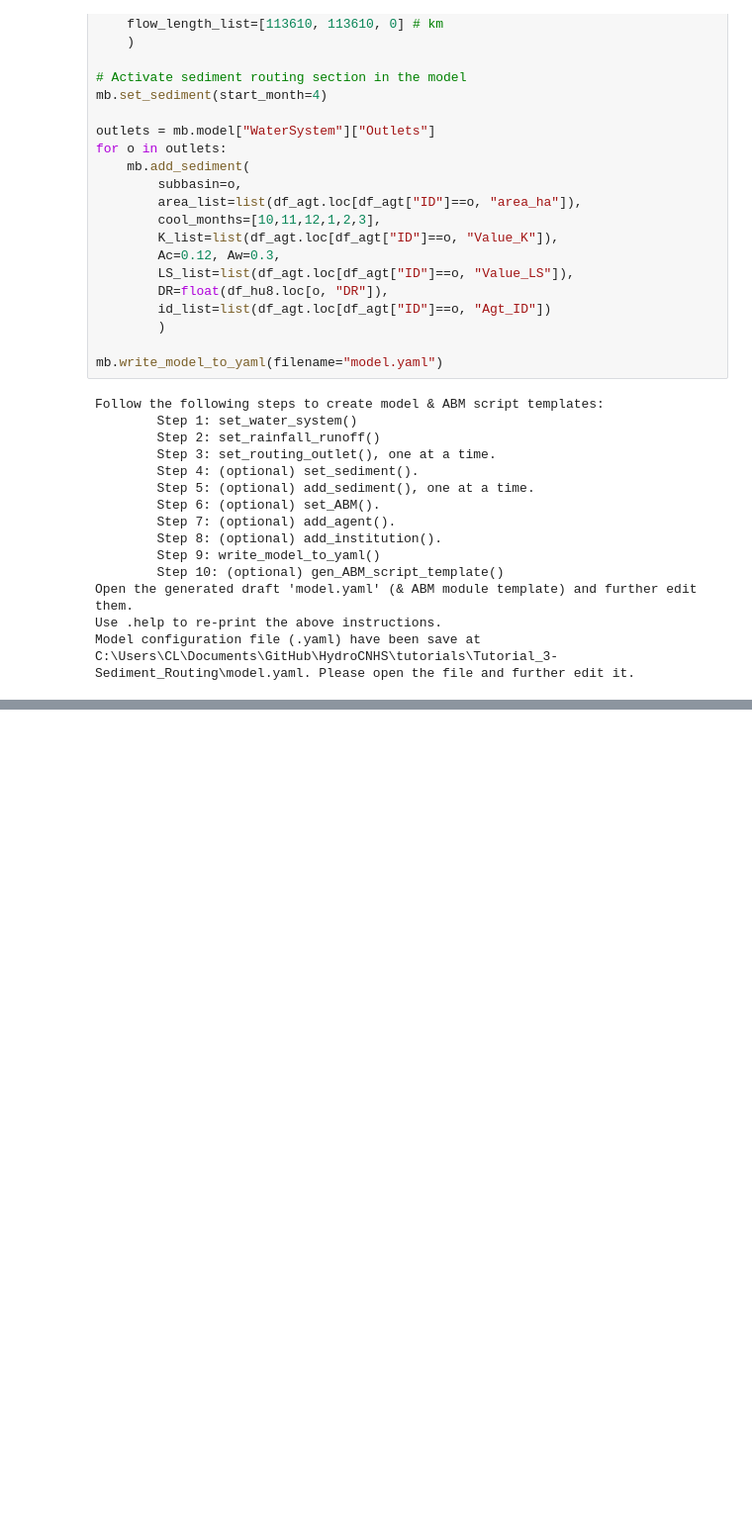
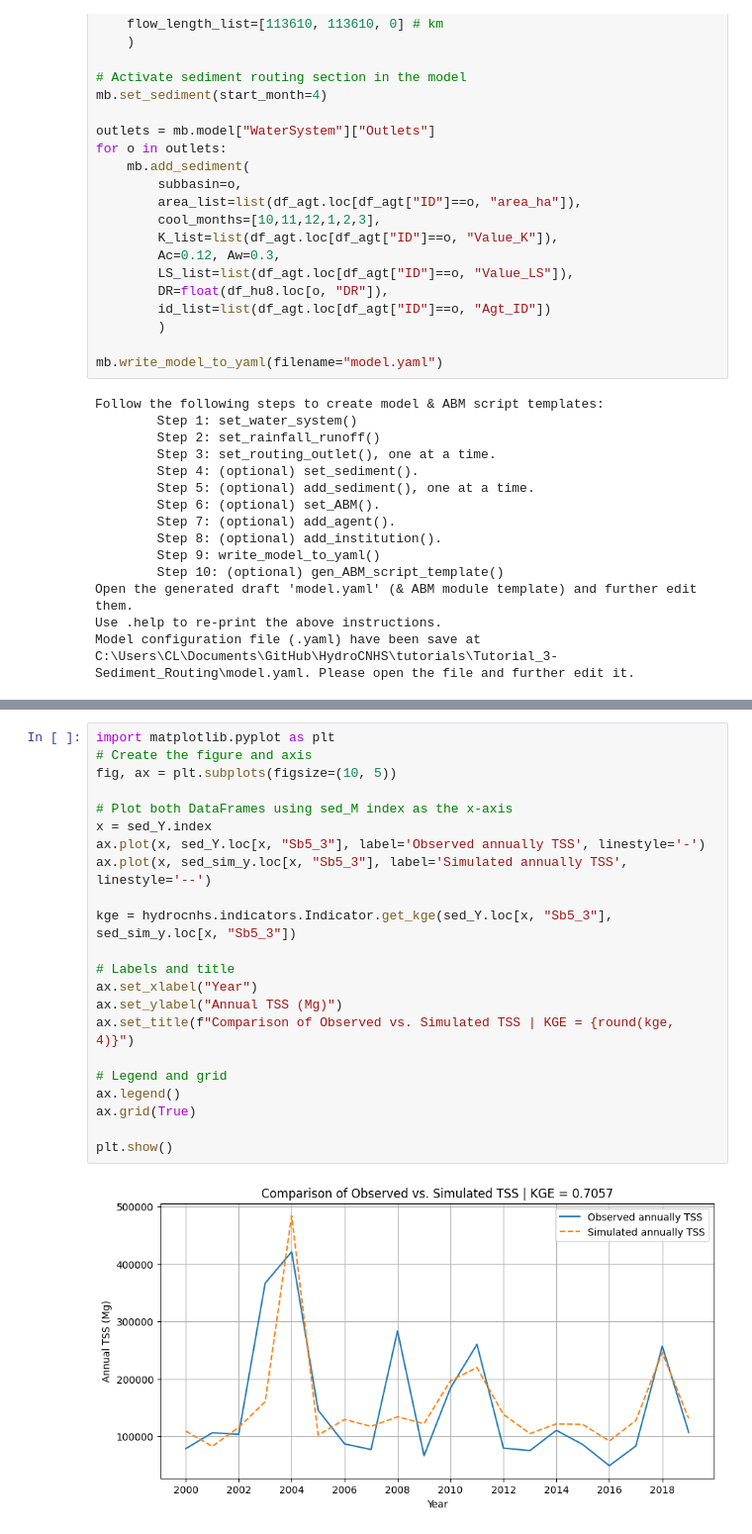
Before and after one commit to philip928lin/HydroCNHS, a Jupyter notebook: tutorials/Tutorial_3-Sediment_Routing/Tutorial 3 - Sediment Routing.ipynb, the cells around one changed output, grey strips where cells are left out. Shown: that part at 99% size. Cells and saved outputs as stored; diff of their text form; blank space fills up the shorter version.

```diff
--- a/tutorials/Tutorial_3-Sediment_Routing/Tutorial 3 - Sediment Routing.ipynb
+++ b/tutorials/Tutorial_3-Sediment_Routing/Tutorial 3 - Sediment Routing.ipynb
@@ -217,0 +146,24 @@ sed_M.head()
+# %%
+import matplotlib.pyplot as plt
+# Create the figure and axis
+fig, ax = plt.subplots(figsize=(10, 5))
+
+# Plot both DataFrames using sed_M index as the x-axis
+x = sed_Y.index
+ax.plot(x, sed_Y.loc[x, "Sb5_3"], label='Observed annually TSS', linestyle='-')
+ax.plot(x, sed_sim_y.loc[x, "Sb5_3"], label='Simulated annually TSS', linestyle='--')
+
+kge = hydrocnhs.indicators.Indicator.get_kge(sed_Y.loc[x, "Sb5_3"], sed_sim_y.loc[x, "Sb5_3"])
+
+# Labels and title
+ax.set_xlabel("Year")
+ax.set_ylabel("Annual TSS (Mg)")
+ax.set_title(f"Comparison of Observed vs. Simulated TSS | KGE = {round(kge, 4)}")
+
+# Legend and grid
+ax.legend()
+ax.grid(True)
+
+plt.show()
+# %% [output]
+[figure, added]
```
Also changed, not shown: parts of 15 cells of this notebook, 6 other files.
